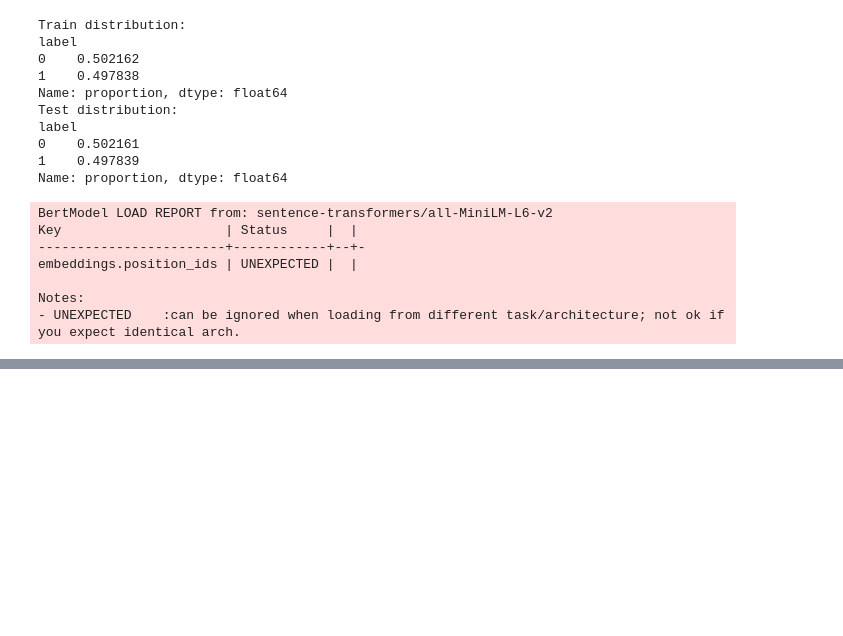
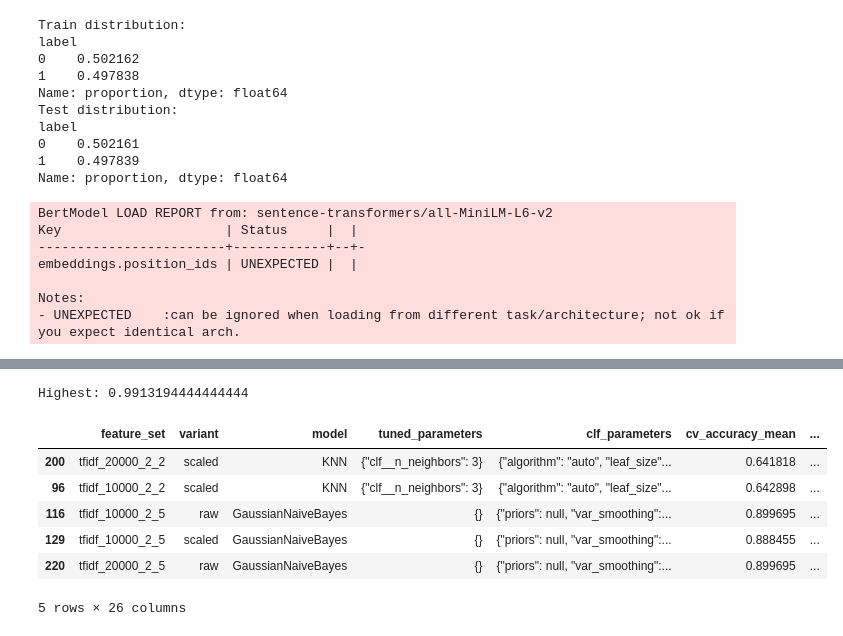
Before and after one commit to isabel-ronan/zeroShotSimilarity, a Jupyter notebook: classifiers/peft/baselineModels.ipynb, the cells around one changed output, grey strips where cells are left out. Saved outputs shown, nothing was run; the diff lists cells and outputs as text; code cells hidden in the pictures; blank space fills up the shorter version.

```diff
--- a/classifiers/peft/baselineModels.ipynb
+++ b/classifiers/peft/baselineModels.ipynb
@@ -389,0 +424,12 @@ final_results
+# %%
+print(f"Highest: {final_results.sort_values(by='holdout_recall', ascending=False)['holdout_recall'].tolist()[0]}")
+final_results.sort_values(by='holdout_recall', ascending=False).head()
+# %% [output]
+Highest: 0.9913194444444444
+|  | feature_set | variant | model | tuned_parameters | clf_parameters | cv_accuracy_mean | ... |
+| 200 | tfidf_20000_2_2 | scaled | KNN | {"clf__n_neighbors": 3} | {"algorithm": "auto", "leaf_size"... | 0.641818 | ... |
+| 96 | tfidf_10000_2_2 | scaled | KNN | {"clf__n_neighbors": 3} | {"algorithm": "auto", "leaf_size"... | 0.642898 | ... |
+| 116 | tfidf_10000_2_5 | raw | GaussianNaiveBayes | {} | {"priors": null, "var_smoothing":... | 0.899695 | ... |
+| 129 | tfidf_10000_2_5 | scaled | GaussianNaiveBayes | {} | {"priors": null, "var_smoothing":... | 0.888455 | ... |
+| 220 | tfidf_20000_2_5 | raw | GaussianNaiveBayes | {} | {"priors": null, "var_smoothing":... | 0.899695 | ... |
+5 rows × 26 columns
```
Also changed, not shown: parts of 7 cells of this notebook, 2 other files.
